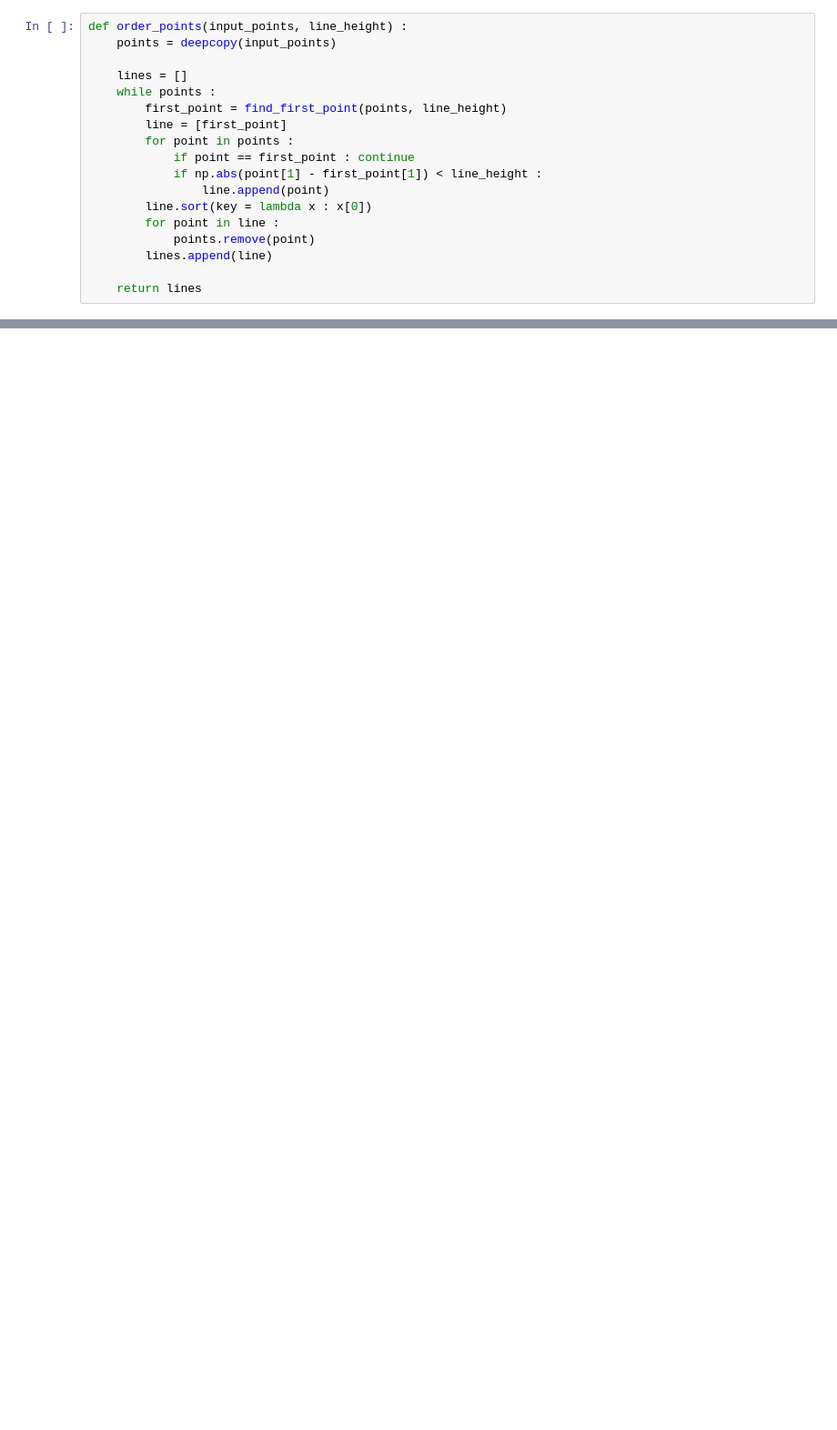
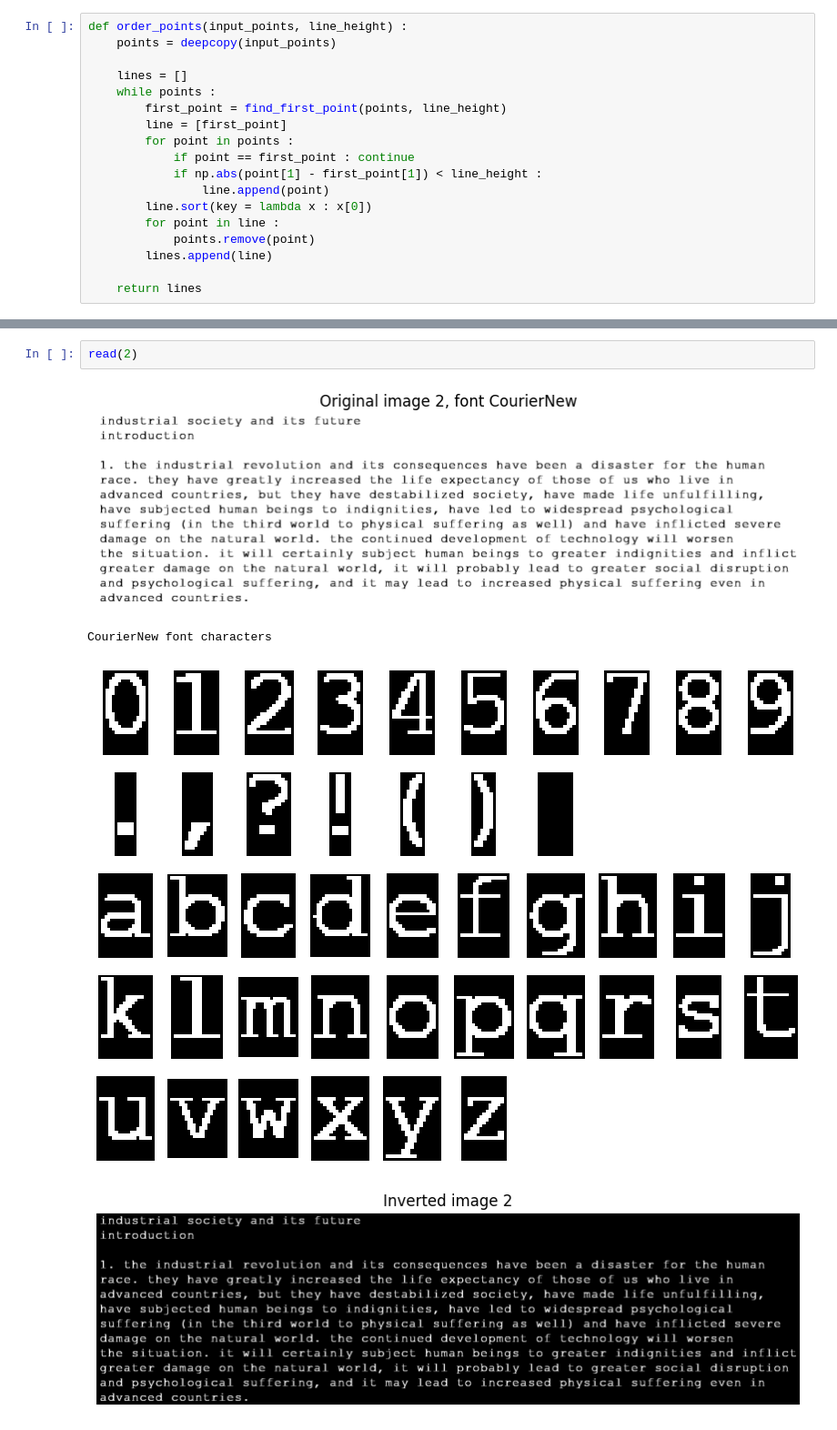
Before and after one commit to Horacjusz/MOwNiT, a Jupyter notebook: lab9/zad2.ipynb, the cells around one changed output, grey strips where cells are left out. Shown at 91% size. Cells and saved outputs as stored; diff of their text form; blank space fills up the shorter version.

```diff
--- a/lab9/zad2.ipynb
+++ b/lab9/zad2.ipynb
@@ -492,0 +530,7 @@ advanced countries.
+# %%
+read(2)
+# %% [output]
+[figure, added]
+CourierNew font characters
+[figure, added]
+[figure, added]
```
Also changed, not shown: parts of 42 cells of this notebook, 1 other file.
